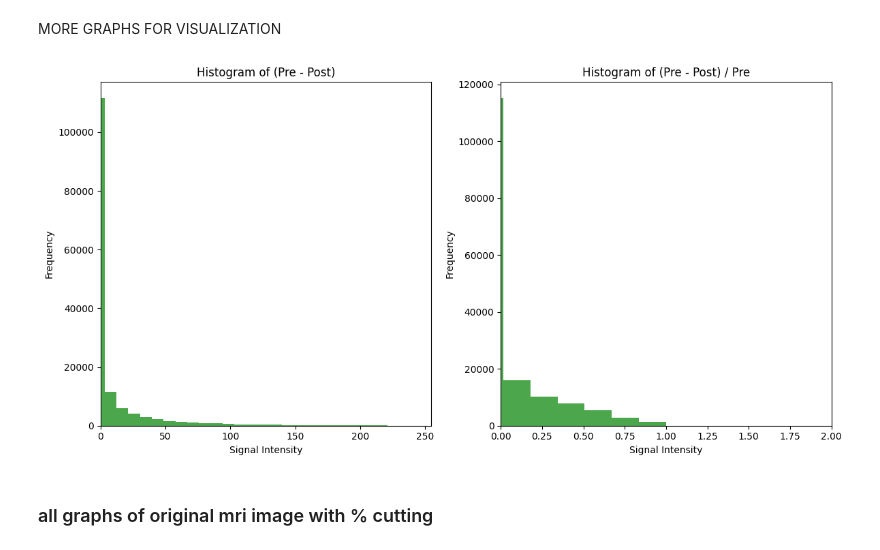
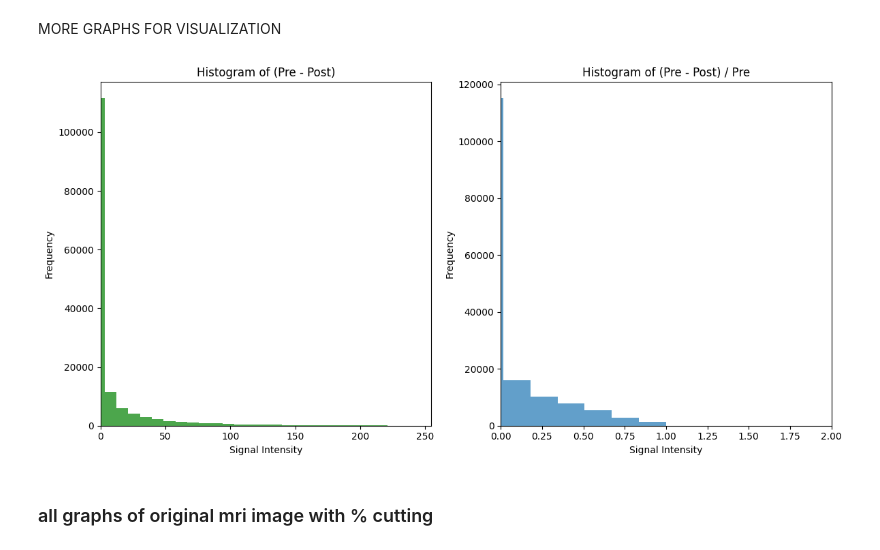
Before and after one commit to hsuryainfo/3D-Breast-FGT-and-Blood-Vessel-Segmentation, a Jupyter notebook: contrast_enchan.ipynb, the cells around one changed output. Saved outputs shown, nothing was run; the diff lists cells and outputs as text; code cells hidden in the pictures.

```diff
--- a/contrast_enchan.ipynb
+++ b/contrast_enchan.ipynb
@@ -168,35 +167,35 @@ import matplotlib.pyplot as plt
 
 # Assuming `pre_contrast_img` and `post_contrast_img` are already defined
 
 # Handle divide-by-zero by setting errors to ignore and replacing infinities with NaN
 with np.errstate(divide='ignore', invalid='ignore'):
     difference_ratio = np.true_divide(pre_contrast_img - post_contrast_img, pre_contrast_img)
     difference_ratio[~np.isfinite(difference_ratio)] = 0  # Replace inf, -inf, NaN with 0
 
 # Plot histograms
 plt.figure(figsize=(12, 6))
 
 # Histogram for (pre - post)
 plt.subplot(1, 2, 1)
 plt.hist((pre_contrast_img - post_contrast_img).flatten(), bins=255, color='green', alpha=0.7)
 plt.title('Histogram of (Pre - Post)')
 plt.xlabel('Signal Intensity')
 plt.ylabel('Frequency')
 plt.xlim(0, 255)  # Set x-axis limit to match 8-bit image range
 
 # Histogram for (pre - post) / pre using the precomputed difference_ratio
 plt.subplot(1, 2, 2)
-plt.hist(difference_ratio.flatten(), bins=500, color='green', alpha=0.7)
+plt.hist(difference_ratio.flatten(), bins=500, alpha=0.7)
 plt.title('Histogram of (Pre - Post) / Pre')
 plt.xlabel('Signal Intensity')
 plt.ylabel('Frequency')
 plt.xlim(0,2)
 
 # Show the plots
 plt.tight_layout()
 plt.show()
 # %% [output]
-[figure, old version]
+[figure, new version]
 # %% [markdown]
 ### all graphs of original mri image with % cutting
 # %%
```
Also changed, not shown: parts of 8 cells of this notebook.
